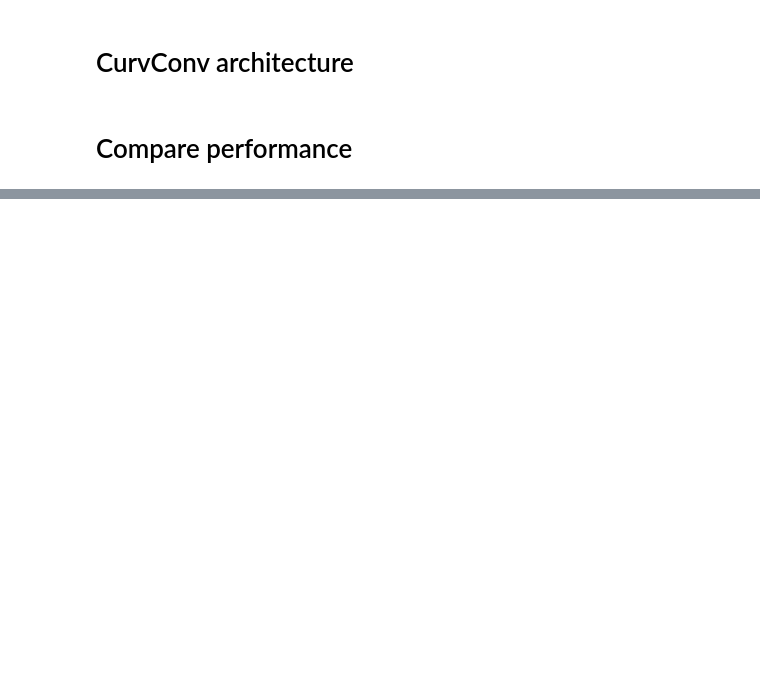
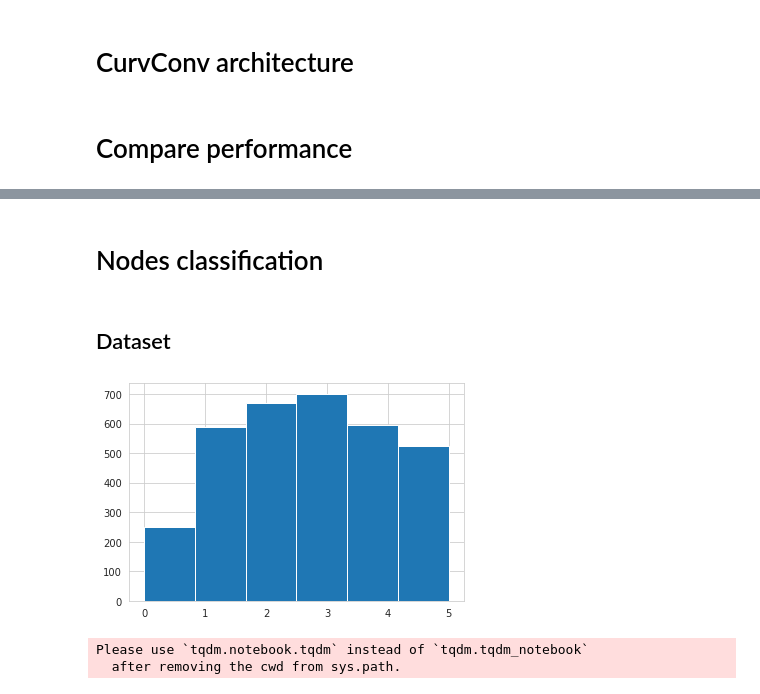
Before and after one commit to blufzzz/Discrete-Curvature-Graph-Classification, a Jupyter notebook: main.ipynb, the cells around one changed output, grey strips where cells are left out. Drawn from its saved outputs; the diff is of its cells as text; code cells hidden in the pictures; blank space fills up the shorter version.

```diff
--- a/main.ipynb
+++ b/main.ipynb
@@ -391,0 +254,45 @@ plt.show()
+# %% [markdown]
+# Nodes classification
+# %% [markdown]
+## Dataset
+# %%
+datasets = {
+            'Amazon-Computer' : Amazon(root='/tmp/Amazon', name='Computers'),
+            'Cora':Planetoid(root='/tmp/Cora',  name='Cora'),
+            'CiteSeer':Planetoid(root='/tmp/CiteSeer', name='CiteSeer'),
+            'PubMed':Planetoid(root='/tmp/PubMed', name='PubMed'),
+}
+
+dataset = datasets['CiteSeer']
+num_features = dataset.num_features
+num_classes = dataset.num_classes
+
+data = dataset[0]
+num_nodes = data.num_nodes
+# data.edge_index, _ = add_self_loops(data.edge_index, num_nodes=num_nodes)
+assert hasattr(data, 'test_mask') or hasattr(data, 'train_mask')
+data_nx = to_networkx(data,  node_attrs='x')
+# %%
+targets = data.y.numpy()
+plt.hist(targets,bins=len(np.unique(targets)))
+plt.show()
+# %% [output]
+[figure, added]
+# %%
+edge_weight_types = ['one', 'euclidean', 'manhattan']
+edge_weight_type = 'manhattan'
+
+for edge in tqdm_notebook(data_nx.edges):
+    if edge_weight_type == 'one':
+        data_nx[edge[0]][edge[1]]['weight'] = 1.
+    elif edge_weight_type == 'euclidean':
+        data_nx[edge[0]][edge[1]]['weight'] = torch.norm(torch.tensor(data_nx.nodes[edge[0]]['x']) -\
+                                                         torch.tensor(data_nx.nodes[edge[1]]['x']), p=2 )
+    elif edge_weight_type == 'manhattan':
+        data_nx[edge[0]][edge[1]]['weight'] = torch.norm(torch.tensor(data_nx.nodes[edge[0]]['x']) - \
+                                                         torch.tensor(data_nx.nodes[edge[1]]['x']), p=1)
+    else:
+      raise KeyError('Wrong `edge_weight_type`')
+# %% [output]
+Please use `tqdm.notebook.tqdm` instead of `tqdm.tqdm_notebook`
+  after removing the cwd from sys.path.
```
Also changed, not shown: parts of 47 cells of this notebook.
